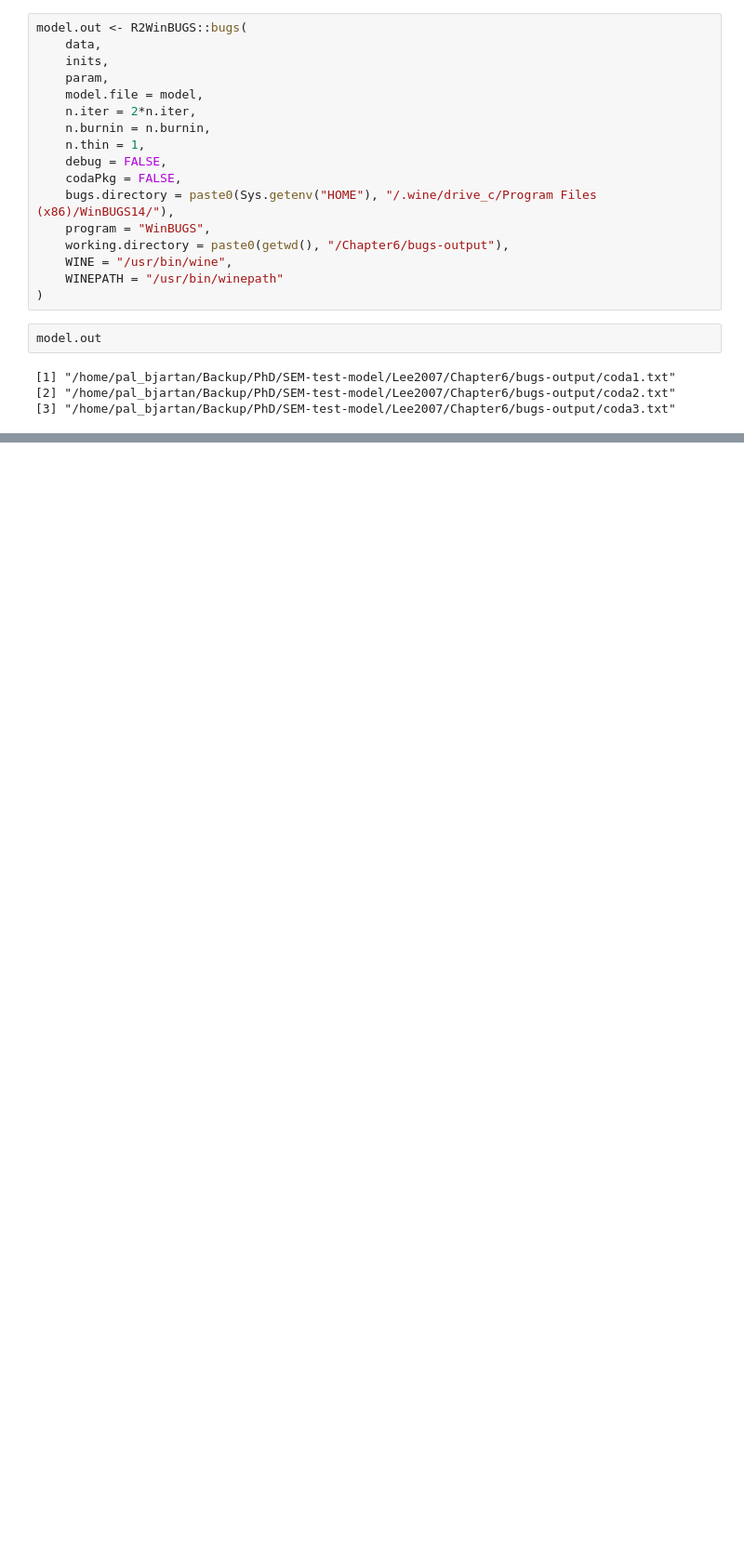
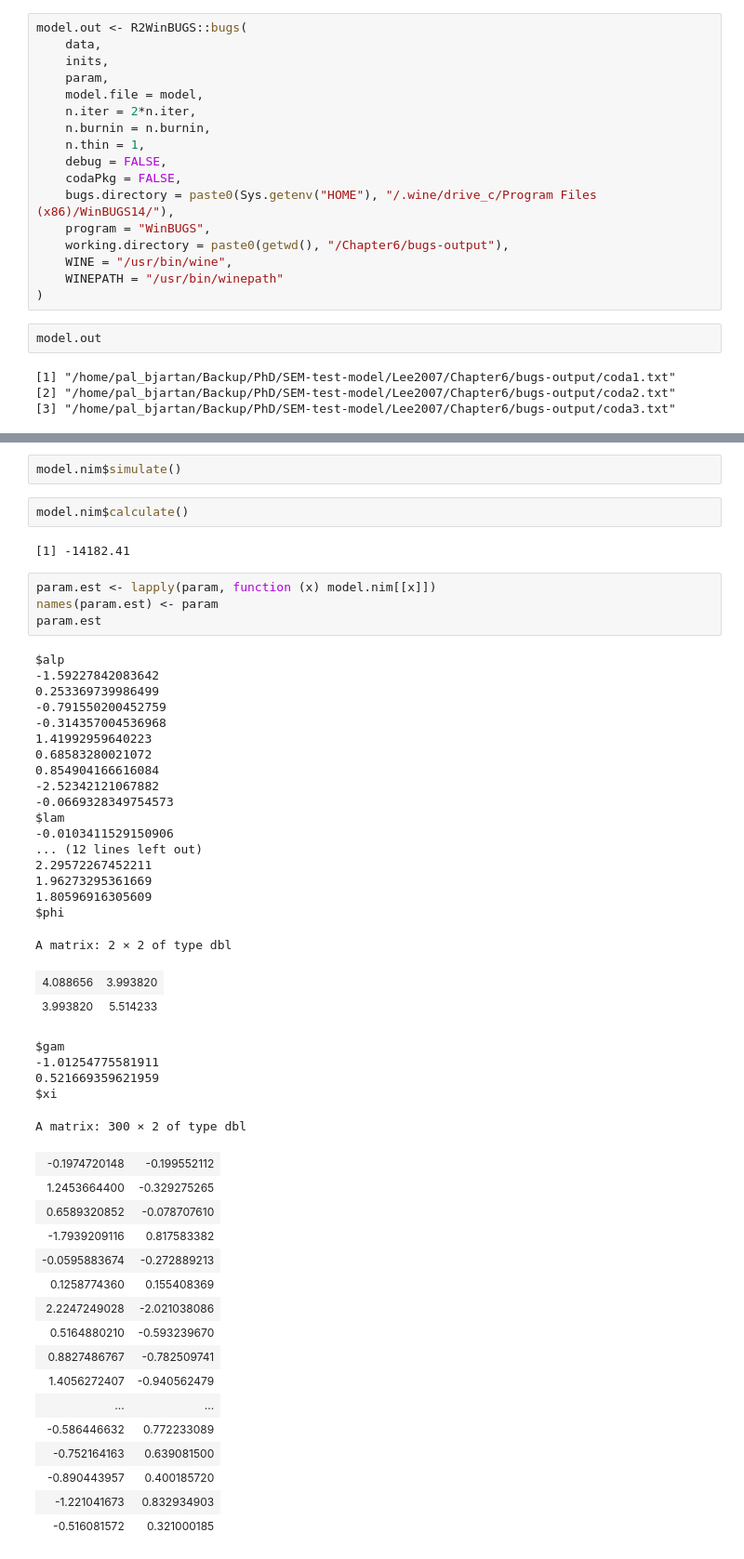
Before and after one commit to pehkawn/Lee2007, a Jupyter notebook: Chapter4/ch4-R2OpenBUGS-codes.ipynb, the cells around one changed output, grey strips where cells are left out. Shown at 93% size. Cells and saved outputs as stored; diff of their text form; blank space fills up the shorter version.

```diff
--- a/Chapter4/ch4-R2OpenBUGS-codes.ipynb
+++ b/Chapter4/ch4-R2OpenBUGS-codes.ipynb
@@ -295,0 +595,52 @@ model.out
+# %%
+model.nim$simulate()
+# %%
+model.nim$calculate()
+# %% [output]
+[1] -14182.41
+# %%
+param.est <- lapply(param, function (x) model.nim[[x]])
+names(param.est) <- param
+param.est
+# %% [output]
+$alp
+-1.59227842083642
+0.253369739986499
+-0.791550200452759
+-0.314357004536968
+1.41992959640223
+0.68583280021072
+0.854904166616084
+-2.52342121067882
+-0.0669328349754573
+$lam
+-0.0103411529150906
+... (12 lines left out)
+2.29572267452211
+1.96273295361669
+1.80596916305609
+$phi
+A matrix: 2 × 2 of type dbl
+| 4.088656 | 3.993820 |
+| 3.993820 | 5.514233 |
+$gam
+-1.01254775581911
+0.521669359621959
+$xi
+A matrix: 300 × 2 of type dbl
+| -0.1974720148 | -0.199552112 |
+| 1.2453664400 | -0.329275265 |
+| 0.6589320852 | -0.078707610 |
+| -1.7939209116 | 0.817583382 |
+| -0.0595883674 | -0.272889213 |
+| 0.1258774360 | 0.155408369 |
+| 2.2247249028 | -2.021038086 |
+| 0.5164880210 | -0.593239670 |
+| 0.8827486767 | -0.782509741 |
+| 1.4056272407 | -0.940562479 |
+| ... | ... |
+| -0.586446632 | 0.772233089 |
+| -0.752164163 | 0.639081500 |
+| -0.890443957 | 0.400185720 |
+| -1.221041673 | 0.832934903 |
+| -0.516081572 | 0.321000185 |
```
Also changed, not shown: parts of 23 cells of this notebook, 15 other files.
